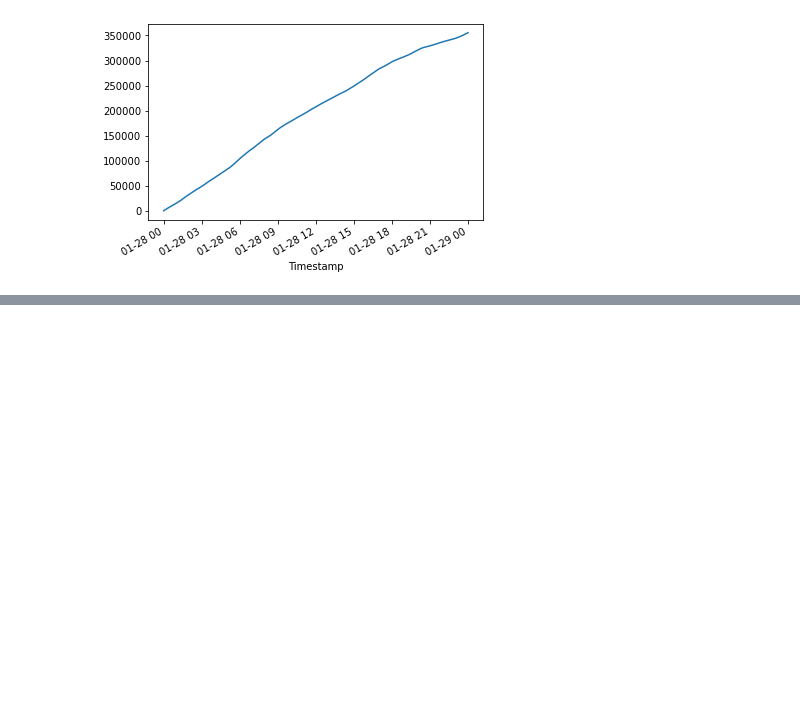
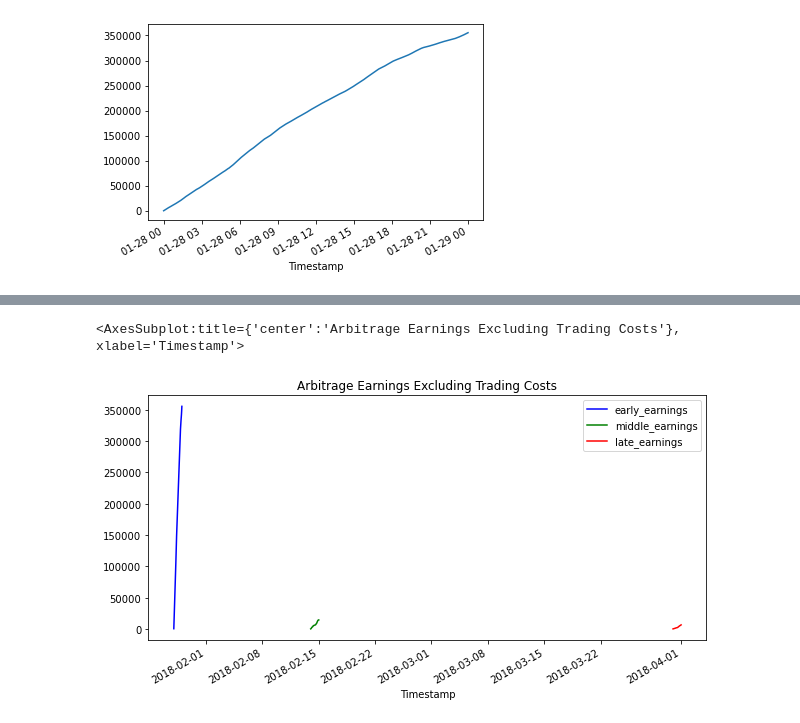
Before and after one commit to rhurst11/Fintech_Module_3_Challenge, a Jupyter notebook: Starter_Code/crypto_arbitrage.ipynb, the cells around one changed output, grey strips where cells are left out. Saved outputs shown, nothing was run; the diff lists cells and outputs as text; code cells hidden in the pictures; blank space fills up the shorter version.

Commit message:
Added final anlysis and extra plotting section of gross earnings

```diff
--- a/Starter_Code/crypto_arbitrage.ipynb
+++ b/Starter_Code/crypto_arbitrage.ipynb
@@ -923,0 +981,15 @@ In order to more effectively visualize the decrease in arbitrage opportunities b
+# %%
+#assign cumulative earnings to variable for sake of transparency
+early_earnings = arbitrage_spread_early_pos.cumsum()
+
+middle_earnings = arbitrage_spread_middle_pos.cumsum()
+
+late_earnings = arbitrage_spread_late_pos.cumsum()
+
+#plot earnings
+early_earnings.plot(legend = True, figsize=(10,5), title="Arbitrage Earnings Excluding Trading Costs", label ="early_earnings", color = "blue")
+middle_earnings.plot(legend=True, figsize =(10,5), label="middle_earnings", color="green")
+late_earnings.plot(legend=True, figsize=(10,5), label="late_earnings", color="red")
+# %% [output]
+<AxesSubplot:title={'center':'Arbitrage Earnings Excluding Trading Costs'}, xlabel='Timestamp'>
+[figure, added]
```
Also changed, not shown: parts of 7 cells of this notebook.
